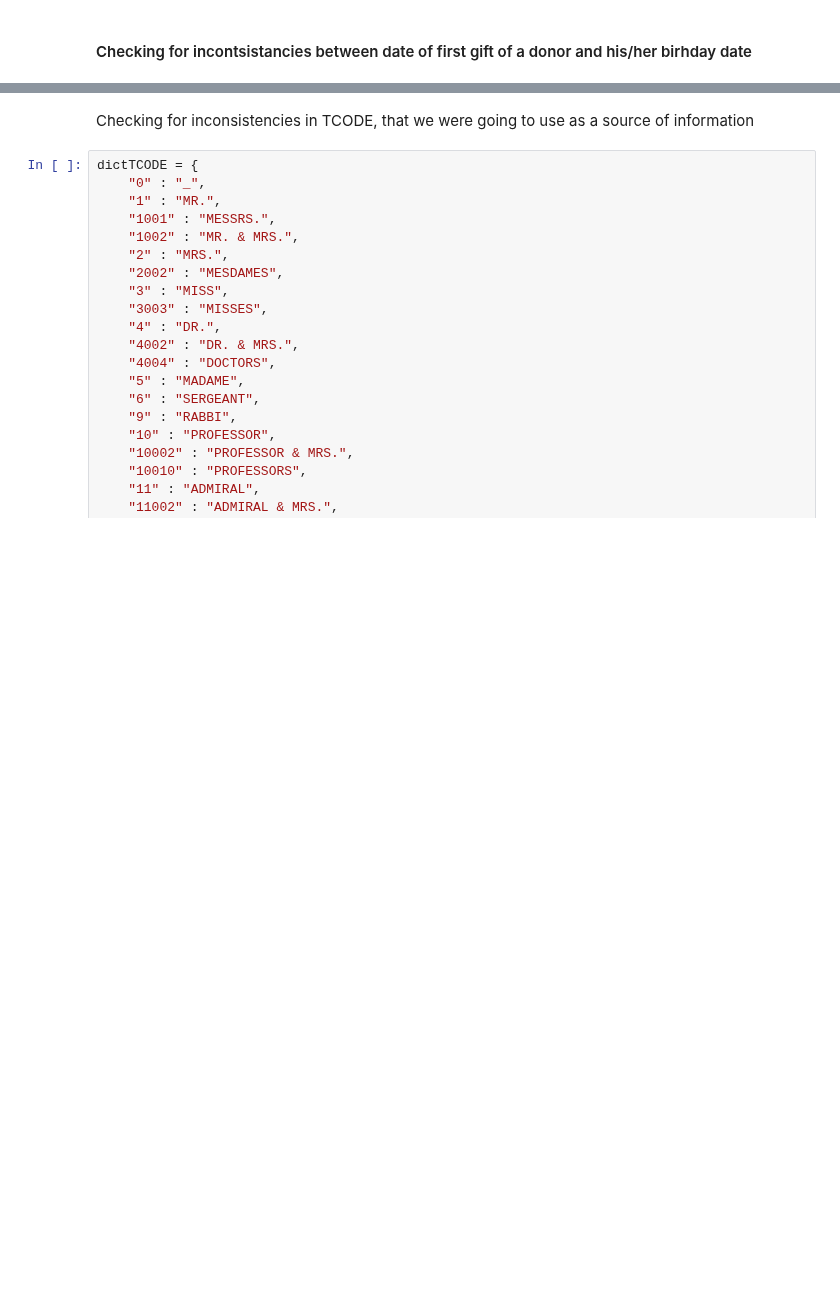
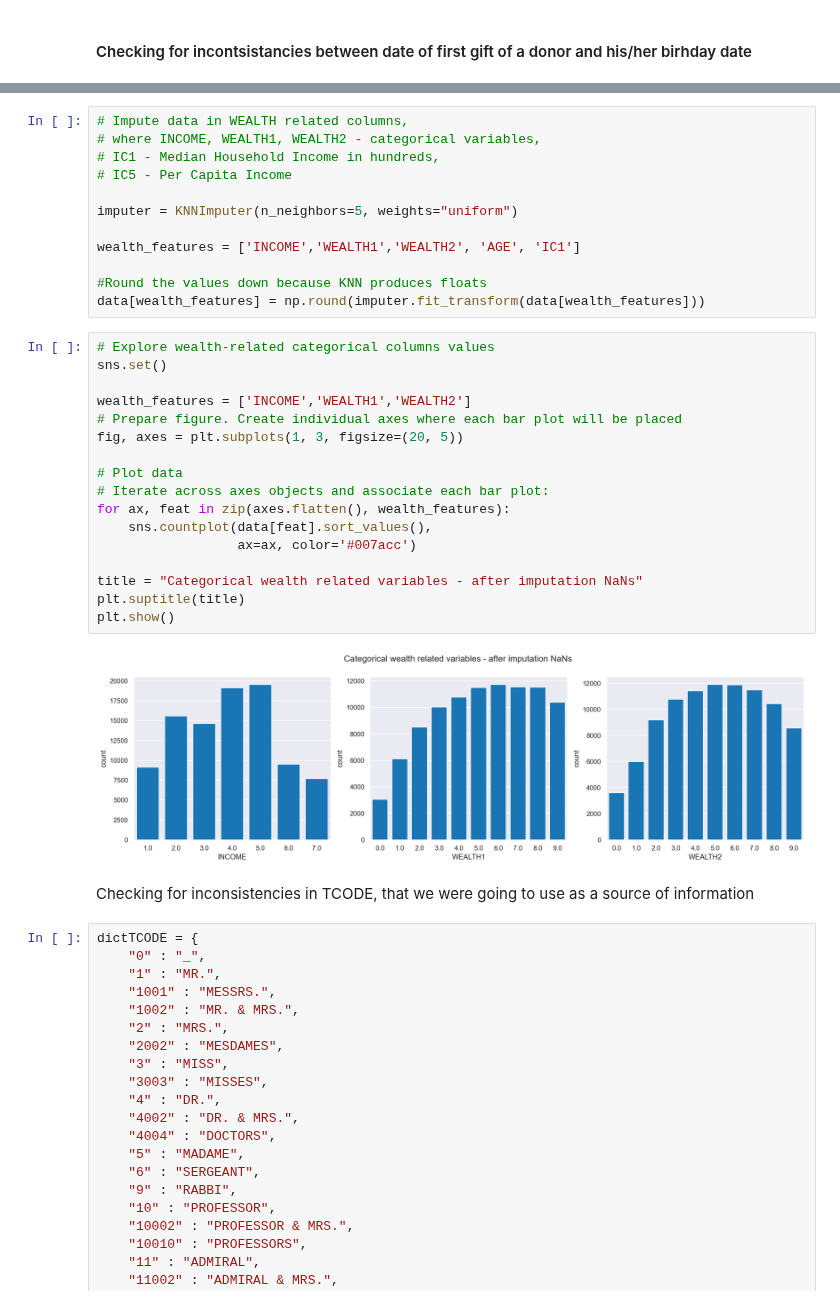
Before and after one commit to fredericosantos/ims_DM_Project, a Jupyter notebook: svitlana_new.ipynb, the cells around one changed output, grey strips where cells are left out. Saved outputs shown, nothing was run; the diff lists cells and outputs as text; blank space fills up the shorter version.

```diff
--- a/svitlana_new.ipynb
+++ b/svitlana_new.ipynb
@@ -235,3 +348,34 @@ data.drop(indexNames , inplace=True)
+# %%
+# Impute data in WEALTH related columns,
+# where INCOME, WEALTH1, WEALTH2 - categorical variables,
+# IC1 - Median Household Income in hundreds,
+# IC5 - Per Capita Income
+
+imputer = KNNImputer(n_neighbors=5, weights="uniform")
+
+wealth_features = ['INCOME','WEALTH1','WEALTH2', 'AGE', 'IC1']
+
+#Round the values down because KNN produces floats
+data[wealth_features] = np.round(imputer.fit_transform(data[wealth_features]))
+# %%
+# Explore wealth-related categorical columns values
+sns.set()
+
+wealth_features = ['INCOME','WEALTH1','WEALTH2']
+# Prepare figure. Create individual axes where each bar plot will be placed
+fig, axes = plt.subplots(1, 3, figsize=(20, 5))
+
+# Plot data
+# Iterate across axes objects and associate each bar plot:
+for ax, feat in zip(axes.flatten(), wealth_features):
+    sns.countplot(data[feat].sort_values(),
+                  ax=ax, color='#007acc')
+
+title = "Categorical wealth related variables - after imputation NaNs"
+plt.suptitle(title)
+plt.show()
+# %% [output]
+[figure, added]
 # %% [markdown]
 Checking for inconsistencies in TCODE, that we were going to use as a source of information
 # %%
```
Also changed, not shown: parts of 27 cells of this notebook.
